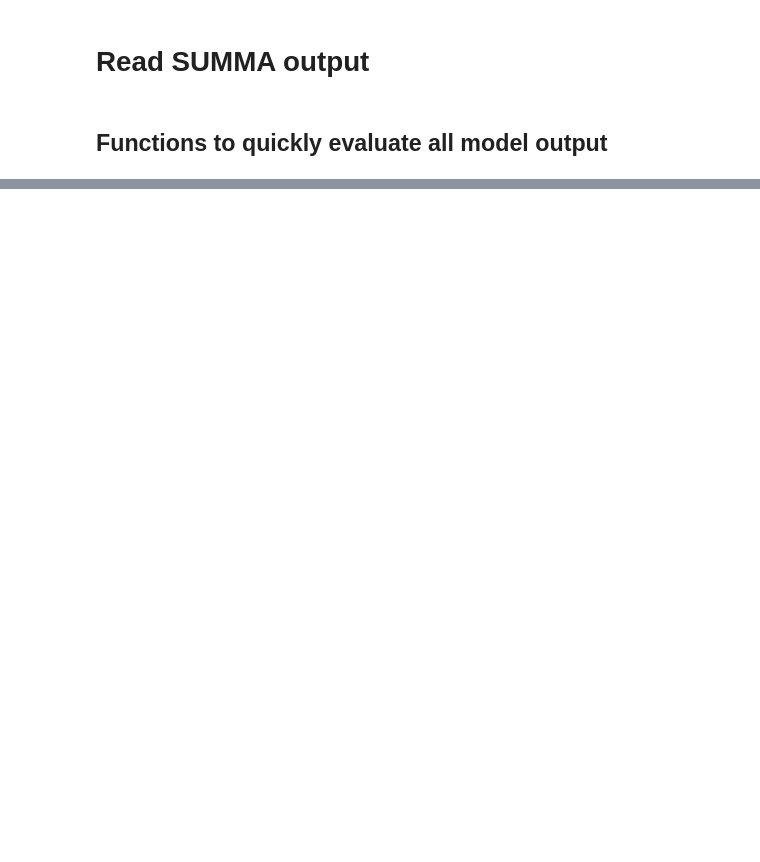
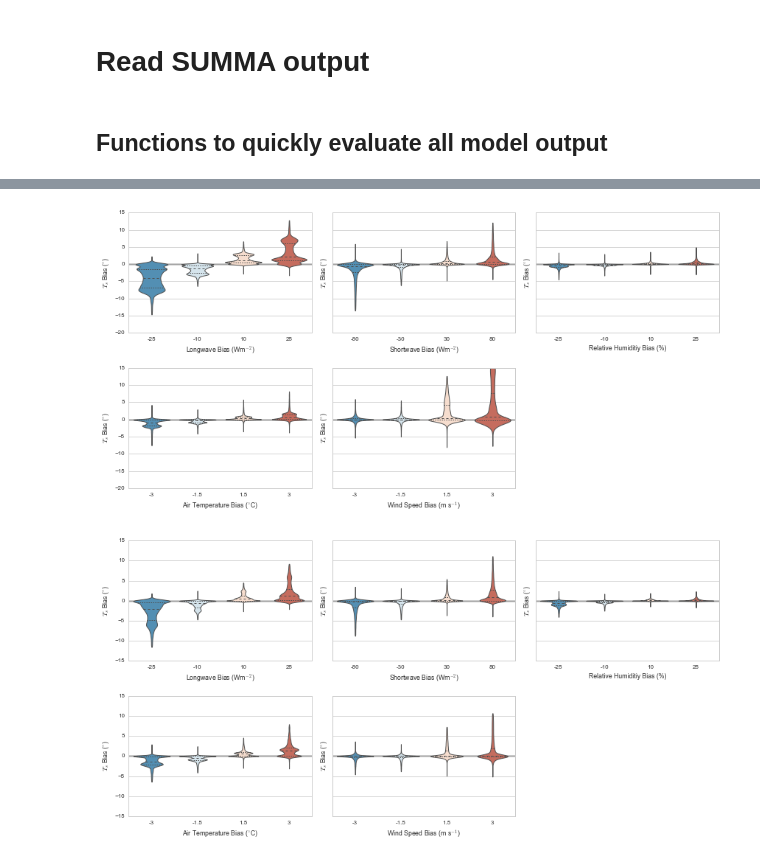
Before and after one commit to klapo/ModTsfc, a Jupyter notebook: ModTsfc.summaResults.bias.ipynb, the cells around one changed output, grey strips where cells are left out. Drawn from its saved outputs; the diff is of its cells as text; code cells hidden in the pictures; blank space fills up the shorter version.

```diff
--- a/ModTsfc.summaResults.bias.ipynb
+++ b/ModTsfc.summaResults.bias.ipynb
@@ -338,0 +288,67 @@ fig.savefig('ModTsfc.WSC17.biasLW_leg.pdf')
+# %%
+def removeOutliers(df, namesIn):
+    for n in namesIn:
+        tempDF = df.loc[dict(expID=n)]
+        sigma = tempDF.std(dim='time')
+        mu = tempDF.mean(dim='time')
+        tempDF[tempDF > mu + 3 * sigma] = np.nan
+        tempDF[tempDF < mu - 3 * sigma] = np.nan
+        df.loc[dict(expID=n)] = tempDF
+    return(df)
+# %%
+# ----------
+# Met uncertainty
+flag_modelRelative = True
+for s in siteNames:
+    fig, axes = plt.subplots(2, 3, figsize=(12, 6), sharey=True)
+    axes = axes.flatten()
+
+    # Violin plots
+    for numExp, exp in enumerate(expMetUnc):
+        if exp in expMetUnc:
+            ax = axes[numExp]
+            tempDS = results[s].sel(expID=expNames[exp])
+
+            # Bias relative to model with no errors
+            if flag_modelRelative:
+                noBias = results[s].sel(expID='jrdn1991')
+                df = ((tempDS.scalarSurfaceTemp) - noBias.scalarSurfaceTemp)
+                df = df.where((tempDS.scalarSWE > 0) & (noBias.scalarSWE > 0))
+                # Remove extreme outliers
+                df = removeOutliers(df, expNames[exp])
+
+            # Bias relative to observations
+            else:
+                df = ((tempDS.scalarSurfaceTemp - 273.15) - force[s].Tsrf)
+                df = df.where((force[s].SP) & (tempDS.scalarSWE > 0))
+                # Remove extreme outliers
+                df = removeOutliers(df, expNames[exp])
+
+            df = df.to_dataframe(name='bias').reset_index()
+            ax = sns.violinplot(x='expID', y='bias', data=df, cut=0, ax=ax,
+                                scale='count', inner='quartile', linewidth=1,
+                                order=sorted(list(expBias[exp].keys()), key=sortFun),
+                                palette="RdBu_r")
+    # Formatting
+    for numExp, exp in enumerate(expMetUnc):
+            ax = axes[numExp]
+            ax.set_xticklabels(sorted(list(expBias[exp].values())));
+            ax.set_xlabel(metNameTitle[exp])
+            if s == 'CDP':
+                ax.set_ylim(-15, 15)
+            elif s == 'SWA':
+                ax.set_ylim(-20, 15)
+            ax.set_ylabel('$T_{s}$ Bias ($^{\circ}$)')
+            ax.plot([-10, 10], [0, 0], 'k', zorder=0)
+    axes[-1].axis('off')
+
+    # Save figure
+    fig.tight_layout()
+    os.chdir(dirPrint)
+    if flag_modelRelative:
+        fig.savefig(s + '.forcing.biasModelRelative_Ts.violins.pdf', bbox_inches='tight')
+    else:
+        fig.savefig(s + '.forcing.bias_Ts.violins.pdf', bbox_inches='tight')
+# %% [output]
+[figure, added]
+[figure, added]
```
Also changed, not shown: parts of 27 cells of this notebook.
